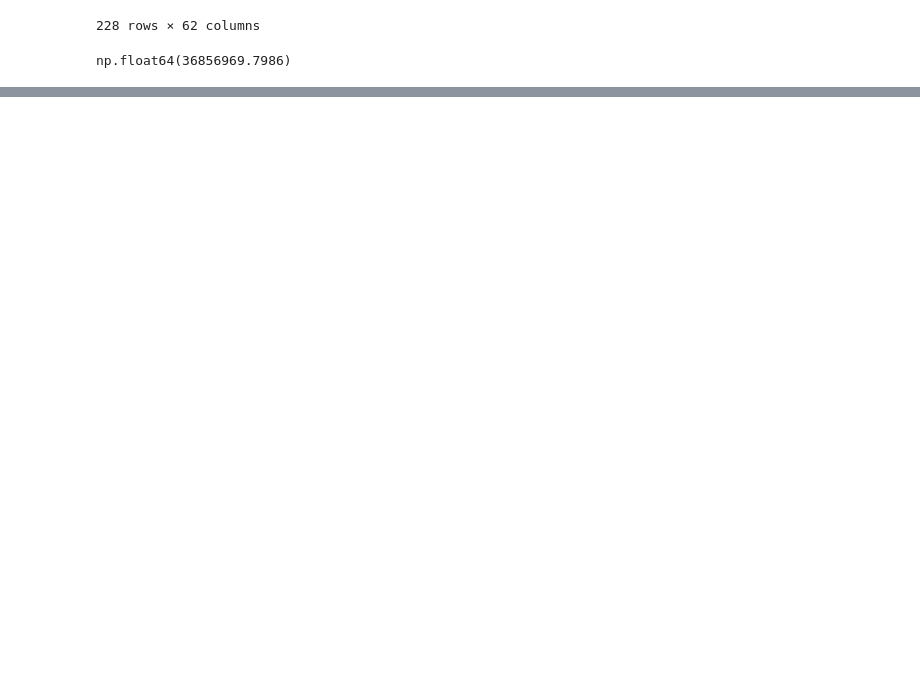
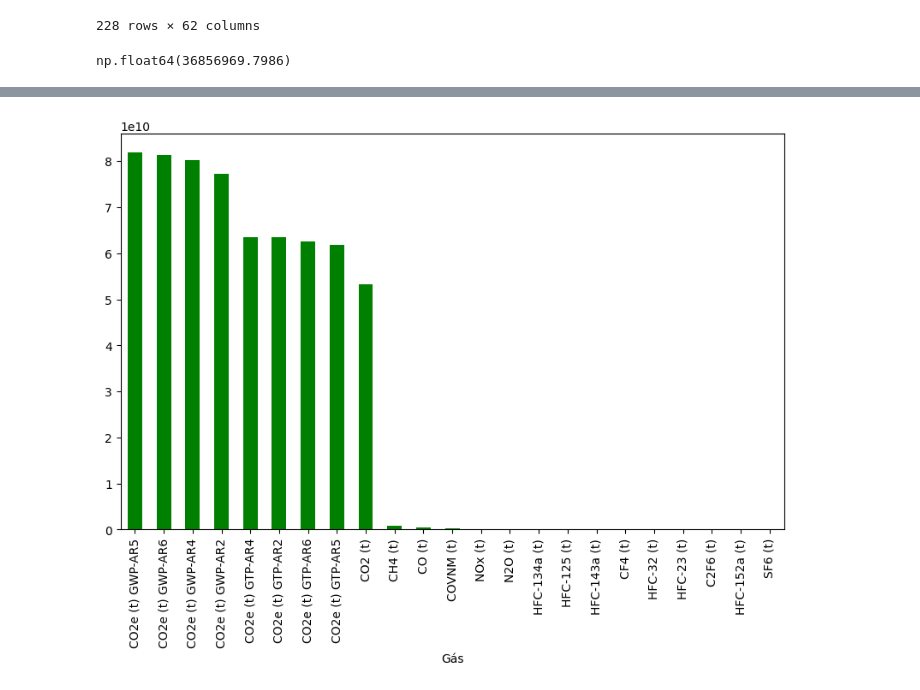
Before and after one commit to Iltonns/Estudo-e-Projetos-Alura, a Jupyter notebook: Python para Data Sciense/Pandas/Selecionando e Agrupando dados/Conhecendo os dados.ipynb, the cells around one changed output, grey strips where cells are left out. Cells and saved outputs as stored; diff of their text form; code cells hidden in the pictures; blank space fills up the shorter version.

```diff
--- a/Python para Data Sciense/Pandas/Selecionando e Agrupando dados/Conhecendo os dados.ipynb
+++ b/Python para Data Sciense/Pandas/Selecionando e Agrupando dados/Conhecendo os dados.ipynb
@@ -228,0 +239,4 @@ np.float64(36856969.7986)
+# %%
+# armazenando as colunas entre 'Nível 1 - Setor' e 'Produto' em uma lista
+colunas_info = list(emissoes_gases.loc[:, 'Nível 1 - Setor': 'Produto'].columns)
+colunas_info
@@ -228,0 +264,6 @@ np.float64(36856969.7986)
+# %%
+# armazenando as colunas entre 1970 e 2021 em uma lista
+colunas_emissao = list(emissoes_gases.loc[:, 1970:2021].columns)
+colunas_emissao
+
+"""Podemos usar o método loc() para fazer a filtragem booleana e selecionar a coluna referente ao ano de 2021 simultaneamente e usar o método min() para extrair o valor mínimo de emissão da coluna selecionada:"""
@@ -228,0 +279,3 @@ np.float64(36856969.7986)
+# %%
+# transformando o DataFrame de formato largo (wide) para formato longo (long) usando o método melt().
+emissoes_por_ano = emissoes_gases.melt(id_vars = colunas_info, value_vars = colunas_emissao, var_name = 'Ano', value_name = 'Emissão')
@@ -228,0 +344,4 @@ np.float64(36856969.7986)
+# %%
+# Ordenando as emissões por gás em ordem decrescente
+emissao_por_gas = emissoes_por_ano.groupby('Gás')['Emissão'].sum().sort_values(ascending=False)
+emissao_por_gas
@@ -228,0 +366,5 @@ np.float64(36856969.7986)
+# %%
+# exibindo as 9 maiores emissões por gás
+emissao_por_gas.plot(kind='bar', figsize=(10, 6), color='green');
+# %% [output]
+[figure, added]
```
Also changed, not shown: parts of 34 cells of this notebook.
